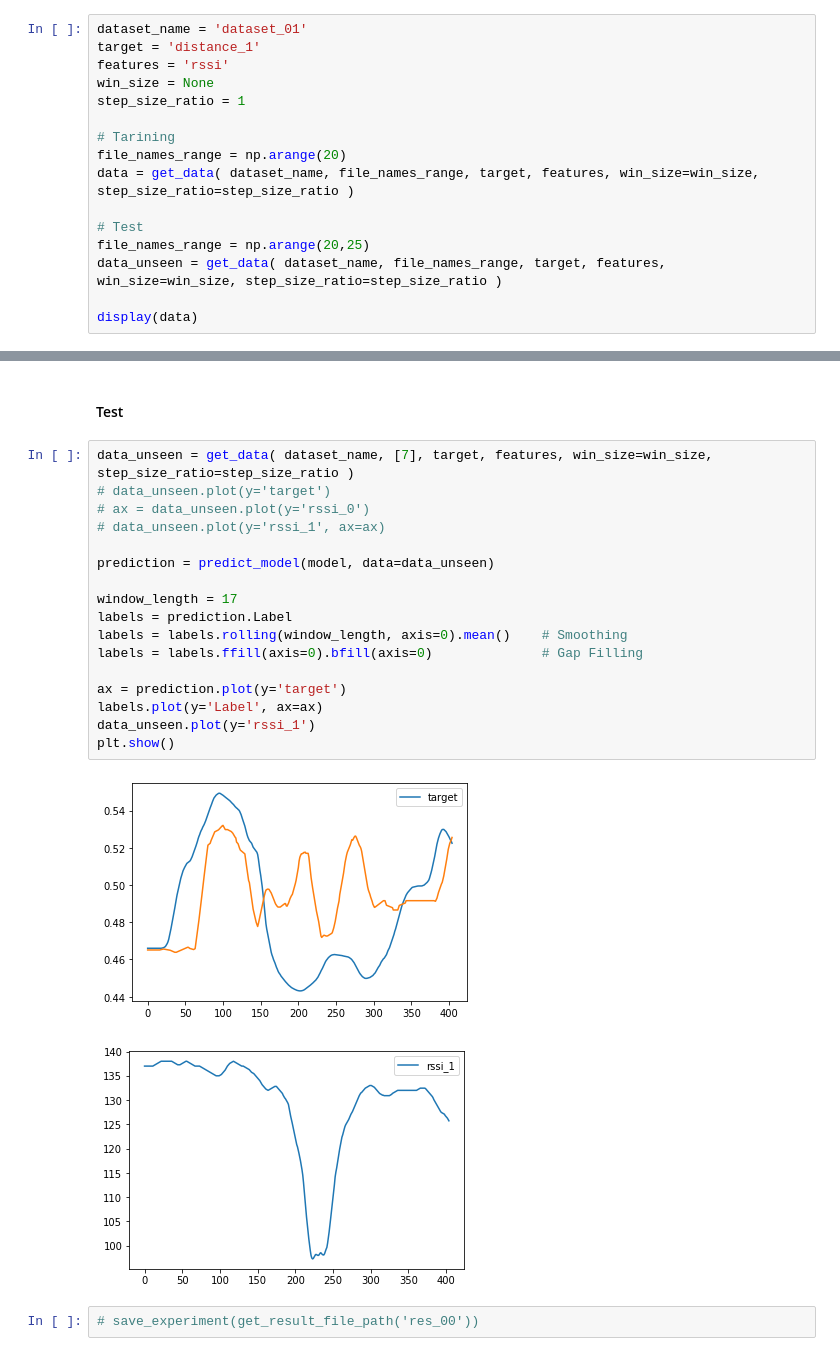
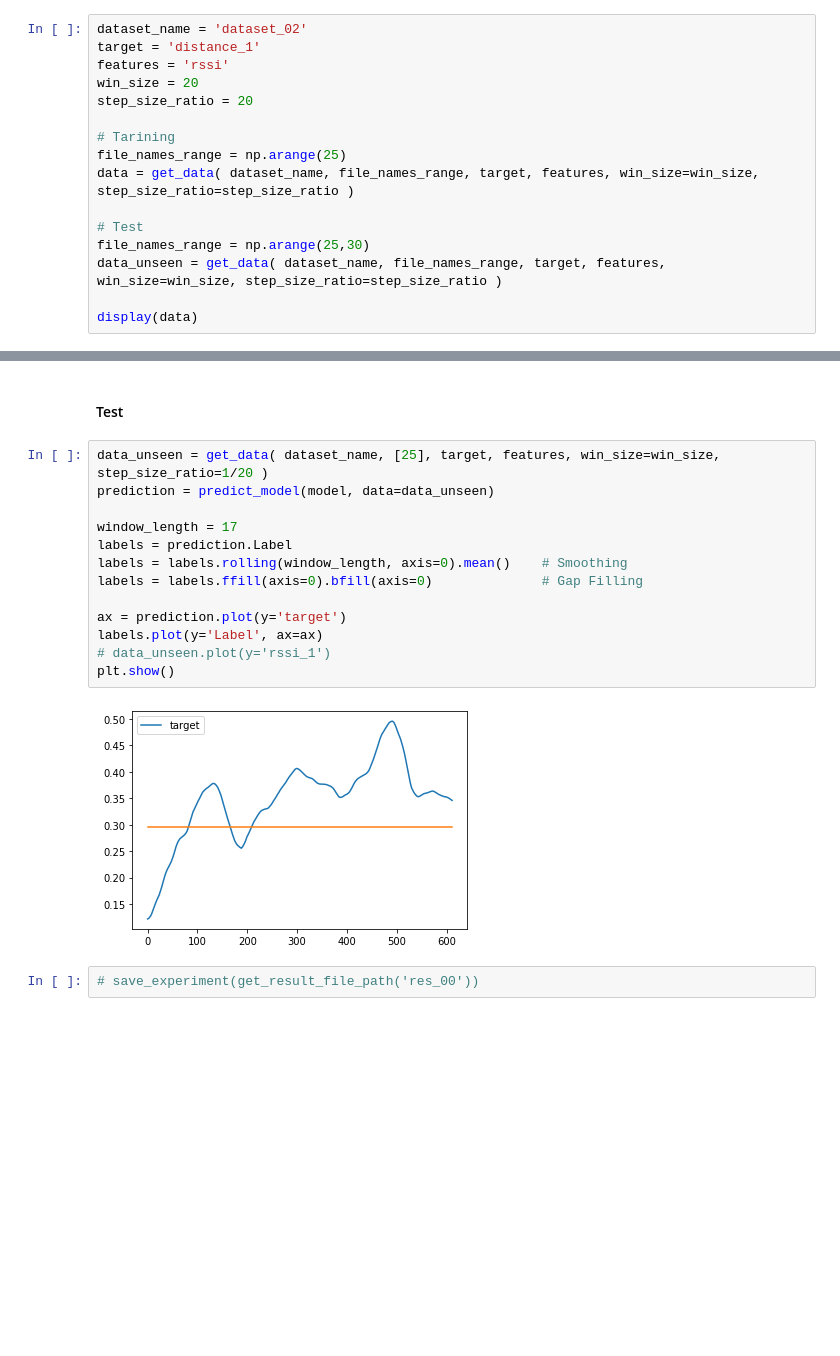
Before and after one commit to negargolestani/kinect_motion_tracking, a Jupyter notebook: regression_ml.ipynb, the cells around one changed output, grey strips where cells are left out. Drawn from its saved outputs; the diff is of its cells as text; blank space fills up the shorter version.

```diff
--- a/regression_ml.ipynb
+++ b/regression_ml.ipynb
@@ -223,18 +35,18 @@ def get_data(dataset_name, file_names_range, target, features, win_size=None, st
 # %% [markdown]
 #### Load Data
 # %%
-dataset_name = 'dataset_01'
+dataset_name = 'dataset_02'
 target = 'distance_1'
 features = 'rssi'
-win_size = None
-step_size_ratio = 1
+win_size = 20
+step_size_ratio = 20
 
 # Tarining
-file_names_range = np.arange(20)
+file_names_range = np.arange(25)
 data = get_data( dataset_name, file_names_range, target, features, win_size=win_size, step_size_ratio=step_size_ratio )
 
 # Test
-file_names_range = np.arange(20,25)
+file_names_range = np.arange(25,30)
 data_unseen = get_data( dataset_name, file_names_range, target, features, win_size=win_size, step_size_ratio=step_size_ratio )
 
 display(data)
@@ -309,25 +133,20 @@ print(NRMSE)
 # %% [markdown]
 #### Test
 # %%
-data_unseen = get_data( dataset_name, [7], target, features, win_size=win_size, step_size_ratio=step_size_ratio )
-# data_unseen.plot(y='target')
-# ax = data_unseen.plot(y='rssi_0')
-# data_unseen.plot(y='rssi_1', ax=ax)
-
+data_unseen = get_data( dataset_name, [25], target, features, win_size=win_size, step_size_ratio=1/20 )
 prediction = predict_model(model, data=data_unseen)
 
 window_length = 17
 labels = prediction.Label
 labels = labels.rolling(window_length, axis=0).mean()    # Smoothing
 labels = labels.ffill(axis=0).bfill(axis=0)              # Gap Filling
 
 ax = prediction.plot(y='target')
 labels.plot(y='Label', ax=ax)
-data_unseen.plot(y='rssi_1')
+# data_unseen.plot(y='rssi_1')
 plt.show()
 # %% [output]
-[figure, old version]
+[figure, new version]
-[figure, removed]
 # %%
 # save_experiment(get_result_file_path('res_00'))
 # %% [markdown]
```
Also changed, not shown: parts of 13 cells of this notebook, 2 other files.
